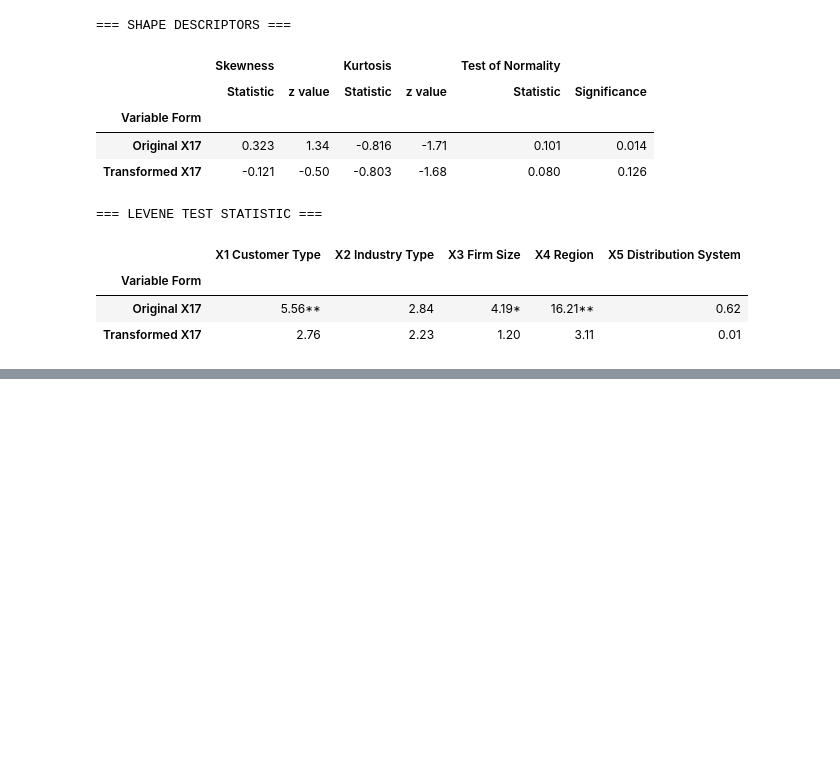
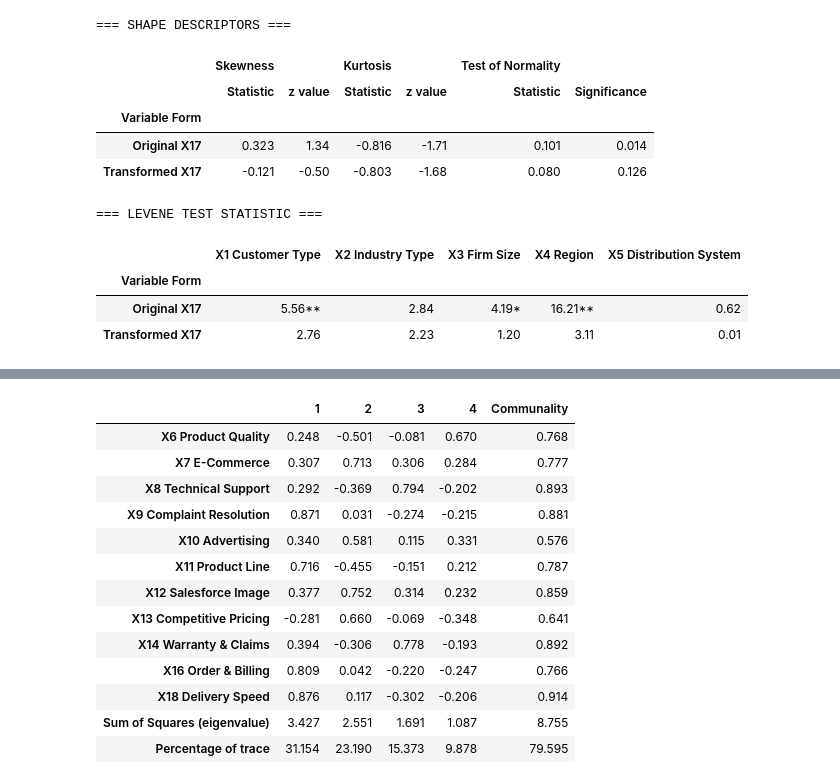
Before and after one commit to Xin95172/Personal-Project, a Jupyter notebook: 多變量分析/main.ipynb, the cells around one changed output, grey strips where cells are left out. Cells and saved outputs as stored; diff of their text form; code cells hidden in the pictures; blank space fills up the shorter version.

```diff
--- a/多變量分析/main.ipynb
+++ b/多變量分析/main.ipynb
@@ -1820,0 +1828,4 @@ display(df_levene)
+# %%
+# === 讀取資料檔案 ===
+df = pd.read_excel("data.xls", sheet_name = "HBAT", na_values = ["NA", "."])
+df[["X1", "X2", "X3", "X4", "X5", "X23"]] = df[["X1", "X2", "X3", "X4", "X5", "X23"]].astype("category")
@@ -1820,0 +2176,68 @@ display(df_levene)
+# %%
+# [步驟 8] 未旋轉的成分矩陣 - Table 3.8 (Unrotated Component Analysis Factor Matrix)
+# 原因 (Reason)： 根據 Table 3.6 決定保留 4 個成分，接著需檢視變數與這 4 個成分的相關性 (即因素負荷量)。
+# 目的 (Purpose)：
+#   1. 計算 11 個變數在 4 個主成分上的因素負荷量 (Factor Loadings)。
+#   2. 計算共同性 (Communality)，即這 4 個成分能解釋每個變數變異的比例。
+# 預期結果 (Result)：
+#   1. 產出 Table 3.8，包含 Loadings 與 Communality。
+#   2. 透過符號校正，預期數值與正負號應與教科書結果一致 (Table 3.8)。
+print("=== Table 3.8: Unrotated Component Analysis Factor Matrix ===")
+
+# 1. 準備資料與特徵值分解
+efa_vars_rev = [f'X{i}' for i in range(6, 19) if i not in [15, 17]]
+df_efa_rev = df[efa_vars_rev].dropna()
+corr_matrix_rev = df_efa_rev.corr()
+
+eig_vals, eig_vecs = np.linalg.eig(corr_matrix_rev)
+
+# 排序
+idx = eig_vals.argsort()[::-1]
+eig_vals = eig_vals[idx]
+eig_vecs = eig_vecs[:, idx]
+
+# 2. 計算負荷量 (保留前4個成分)
+n_factors = 4
+loadings = eig_vecs[:, :n_factors] * np.sqrt(eig_vals[:n_factors])
+
+# 3. 符號校正 (Sign Flipping) - 為了對齊教科書結果
+# PCA 的方向是任意的，我們比對特定變數的符號來決定是否翻轉
+# F1: 檢查 X9 (idx=3) 是否為正 (Target: .871)
+if loadings[3, 0] < 0: loadings[:, 0] *= -1
+# F2: 檢查 X12 (idx=6) 是否為正 (Target: .752)
+if loadings[6, 1] < 0: loadings[:, 1] *= -1
+# F3: 檢查 X8 (idx=2) 是否為正 (Target: .794)
+if loadings[2, 2] < 0: loadings[:, 2] *= -1
+# F4: 檢查 X6 (idx=0) 是否為正 (Target: .670)
+if loadings[0, 3] < 0: loadings[:, 3] *= -1
+
+# 4. 建立 DataFrame
+df_factors = pd.DataFrame(loadings, index=labels_text_rev, columns=[1, 2, 3, 4])
+
+# 計算 Communality (Row Sum of Squares)
+df_factors['Communality'] = (df_factors ** 2).sum(axis=1)
+
+# 計算 Summary Rows
+sum_sq = (df_factors.iloc[:, :4] ** 2).sum(axis=0)
+sum_sq['Communality'] = sum_sq.sum()
+
+pct_trace = (sum_sq / len(efa_vars_rev)) * 100
+
+# 合併表格
+df_display = df_factors.copy()
+df_display.loc['Sum of Squares (eigenvalue)'] = sum_sq
+df_display.loc['Percentage of trace'] = pct_trace
+
+# 5. 顯示表格 (無背景色，純數值)
+# 設定顯示格式
+formatter = {col: '{:.3f}' for col in df_display.columns}
+formatter['Communality'] = '{:.3f}'
+# 對百分比列做特殊處理 (如果不方便直接 row-wise format，就全部 .3f or .2f)
+# 課本 Percentage of trace 是 .2f (31.15)
+# 這裡統一用 .3f 保持整齊，或者手動調整
+
+print("Unrotated Factor Matrix Results:")
+display(df_display.style.format(formatter))
+
+print(f"Note: Trace = {len(efa_vars_rev)}.0 (sum of eigenvalues)")
+# %% [output]
@@ -1820,0 +2246,14 @@ display(df_levene)
+|  | 1 | 2 | 3 | 4 | Communality |
+| X6 Product Quality | 0.248 | -0.501 | -0.081 | 0.670 | 0.768 |
+| X7 E-Commerce | 0.307 | 0.713 | 0.306 | 0.284 | 0.777 |
+| X8 Technical Support | 0.292 | -0.369 | 0.794 | -0.202 | 0.893 |
+| X9 Complaint Resolution | 0.871 | 0.031 | -0.274 | -0.215 | 0.881 |
+| X10 Advertising | 0.340 | 0.581 | 0.115 | 0.331 | 0.576 |
+| X11 Product Line | 0.716 | -0.455 | -0.151 | 0.212 | 0.787 |
+| X12 Salesforce Image | 0.377 | 0.752 | 0.314 | 0.232 | 0.859 |
+| X13 Competitive Pricing | -0.281 | 0.660 | -0.069 | -0.348 | 0.641 |
+| X14 Warranty & Claims | 0.394 | -0.306 | 0.778 | -0.193 | 0.892 |
+| X16 Order & Billing | 0.809 | 0.042 | -0.220 | -0.247 | 0.766 |
+| X18 Delivery Speed | 0.876 | 0.117 | -0.302 | -0.206 | 0.914 |
+| Sum of Squares (eigenvalue) | 3.427 | 2.551 | 1.691 | 1.087 | 8.755 |
+| Percentage of trace | 31.154 | 23.190 | 15.373 | 9.878 | 79.595 |
```
Also changed, not shown: parts of 15 cells of this notebook.
